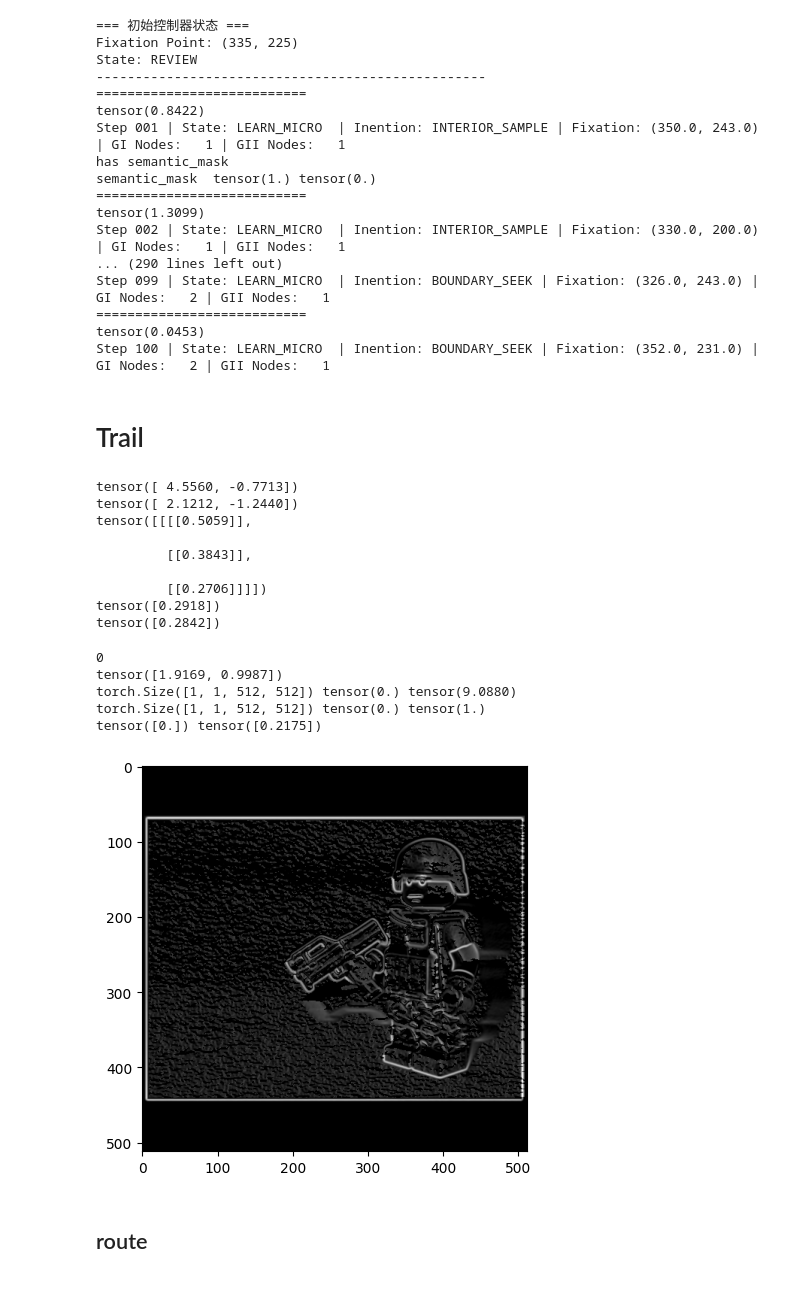
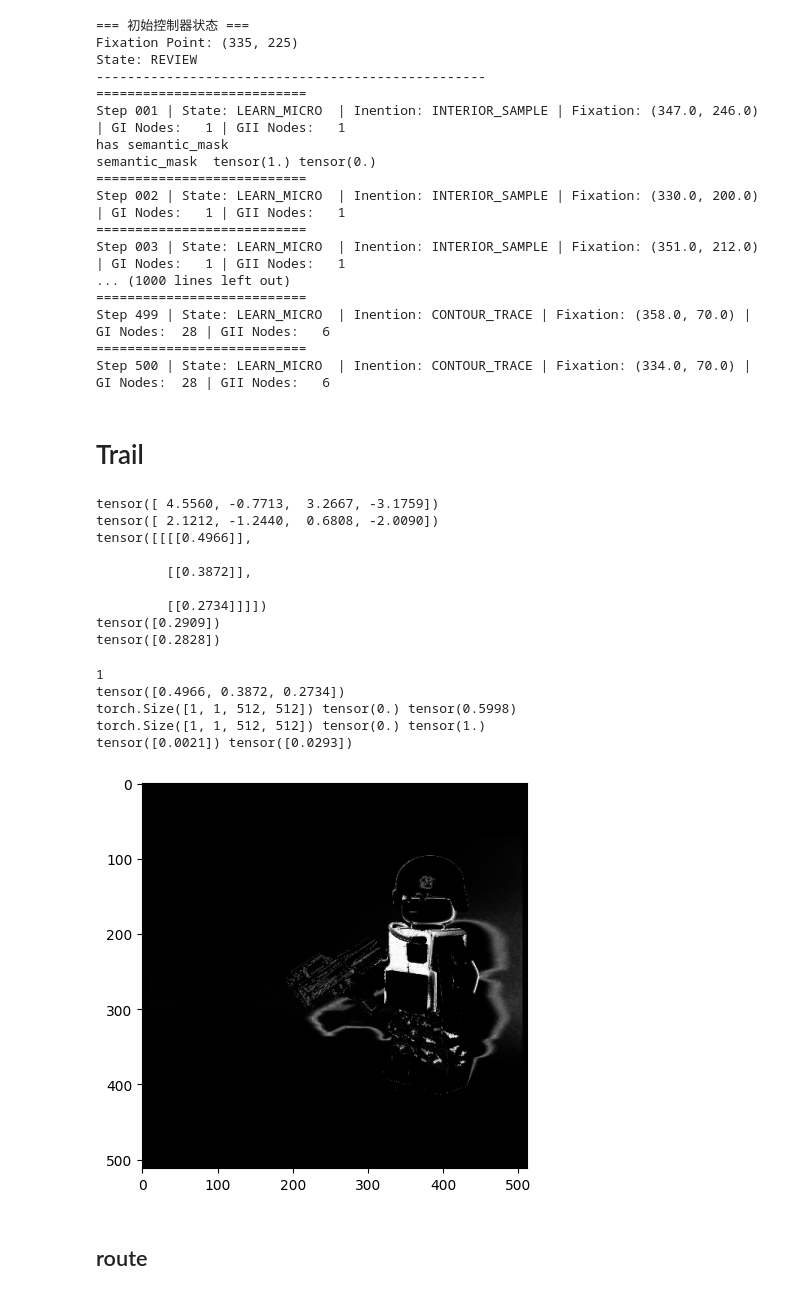
Before and after one commit to jzkaknckx/Conscious-demo, a Jupyter notebook: src/test_memorypoolForJune2.ipynb, the cells around one changed output. Cells and saved outputs as stored; diff of their text form; code cells hidden in the pictures.

```diff
--- a/src/test_memorypoolForJune2.ipynb
+++ b/src/test_memorypoolForJune2.ipynb
@@ -40,7 +40,7 @@ grad = grad.squeeze(1).permute(0, 3, 1, 2)
 edge_strength = torch.sqrt(grad[:,:1]**2 + grad[:,1:2]**2)
 edge_ori = torch.atan2(grad[:,1:2], grad[:,:1])
 
-edge = torch.cat([edge_strength, edge_ori], dim=1)
+edge = torch.cat([edge_strength, edge_ori, grad], dim=1)
 
 X_subspaces = {
     0: edge,  # Modality 0: Edge
@@ -83,7 +83,7 @@ print("-" * 50)
 # 6. 单步运行调度与打印
 
 
-max_steps = 100  # 设定最大迭代步数
+max_steps = 500  # 设定最大迭代步数
 
 
 route = [controller.fixation_point[0], controller.fixation_point[1]]
@@ -173,18 +173,18 @@ Fixation Point: (335, 225)
 State: REVIEW
 --------------------------------------------------
 ===========================
-tensor(0.8422)
-Step 001 | State: LEARN_MICRO  | Inention: INTERIOR_SAMPLE | Fixation: (350.0, 243.0) | GI Nodes:   1 | GII Nodes:   1
+Step 001 | State: LEARN_MICRO  | Inention: INTERIOR_SAMPLE | Fixation: (347.0, 246.0) | GI Nodes:   1 | GII Nodes:   1
 has semantic_mask
 semantic_mask  tensor(1.) tensor(0.)
 ===========================
-tensor(1.3099)
 Step 002 | State: LEARN_MICRO  | Inention: INTERIOR_SAMPLE | Fixation: (330.0, 200.0) | GI Nodes:   1 | GII Nodes:   1
-... (290 lines left out)
-Step 099 | State: LEARN_MICRO  | Inention: BOUNDARY_SEEK | Fixation: (326.0, 243.0) | GI Nodes:   2 | GII Nodes:   1
 ===========================
-tensor(0.0453)
-Step 100 | State: LEARN_MICRO  | Inention: BOUNDARY_SEEK | Fixation: (352.0, 231.0) | GI Nodes:   2 | GII Nodes:   1
+Step 003 | State: LEARN_MICRO  | Inention: INTERIOR_SAMPLE | Fixation: (351.0, 212.0) | GI Nodes:   1 | GII Nodes:   1
+... (1000 lines left out)
+===========================
+Step 499 | State: LEARN_MICRO  | Inention: CONTOUR_TRACE | Fixation: (358.0, 70.0) | GI Nodes:  28 | GII Nodes:   6
+===========================
+Step 500 | State: LEARN_MICRO  | Inention: CONTOUR_TRACE | Fixation: (334.0, 70.0) | GI Nodes:  28 | GII Nodes:   6
 # %% [markdown]
 # Trail
 # %%
@@ -220,39 +220,39 @@ print(w_m)
 print(S_m[0,:,250,319])
 print(S_m[0,:,252,354])
 # %% [output]
-tensor([ 4.5560, -0.7713])
-tensor([ 2.1212, -1.2440])
-tensor([[[[0.5059]],
+tensor([ 4.5560, -0.7713,  3.2667, -3.1759])
+tensor([ 2.1212, -1.2440,  0.6808, -2.0090])
+tensor([[[[0.4966]],
 
-         [[0.3843]],
+         [[0.3872]],
 
-         [[0.2706]]]])
-tensor([0.2918])
-tensor([0.2842])
+         [[0.2734]]]])
+tensor([0.2909])
+tensor([0.2828])
 # %%
-nid = 1
+nid = 0
 print(gmem_i.nodes[nid].modality_id)
 print(gmem_i.nodes[nid].prototype)
 
 node_id1_footprint = gpos.l1_footprint_projection(X_subspaces,[gmem_i.nodes[nid]])
 footp_nid1 = node_id1_footprint[gmem_i.nodes[nid].node_id]
 
 footp_nid1 = footp_nid1.clamp(min = 0.0)
 print(footp_nid1.shape, footp_nid1.min(), footp_nid1.max())
 footp_nid1 = (footp_nid1 - footp_nid1.min()) / (footp_nid1.max() - footp_nid1.min())
 print(footp_nid1.shape, footp_nid1.min(), footp_nid1.max())
 print(footp_nid1[0,:,329,187], footp_nid1[0,:,252,354])
 
 fig, axes = plt.subplots(1, 1, figsize=(15, 5))
 axes.imshow(tensor_to_image_1channel(footp_nid1))
 plt.show()
 # %% [output]
-0
-tensor([1.9169, 0.9987])
-torch.Size([1, 1, 512, 512]) tensor(0.) tensor(9.0880)
+1
+tensor([0.4966, 0.3872, 0.2734])
+torch.Size([1, 1, 512, 512]) tensor(0.) tensor(0.5998)
 torch.Size([1, 1, 512, 512]) tensor(0.) tensor(1.)
-tensor([0.]) tensor([0.2175])
+tensor([0.0021]) tensor([0.0293])
-[figure, old version]
+[figure, new version]
 # %% [markdown]
 ## route
 # %%
```
Also changed, not shown: parts of 7 cells of this notebook, 18 other files.
